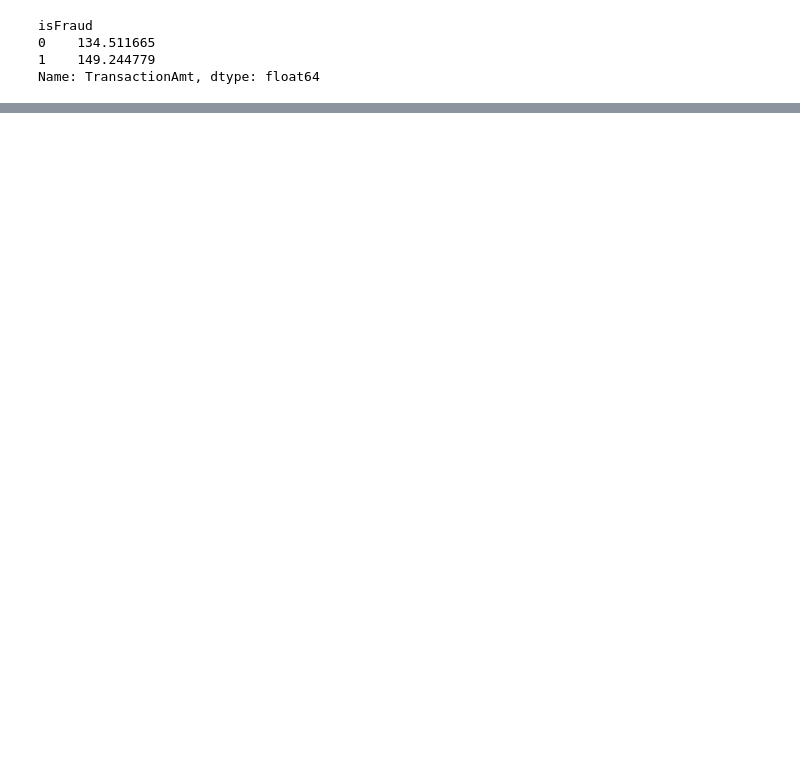
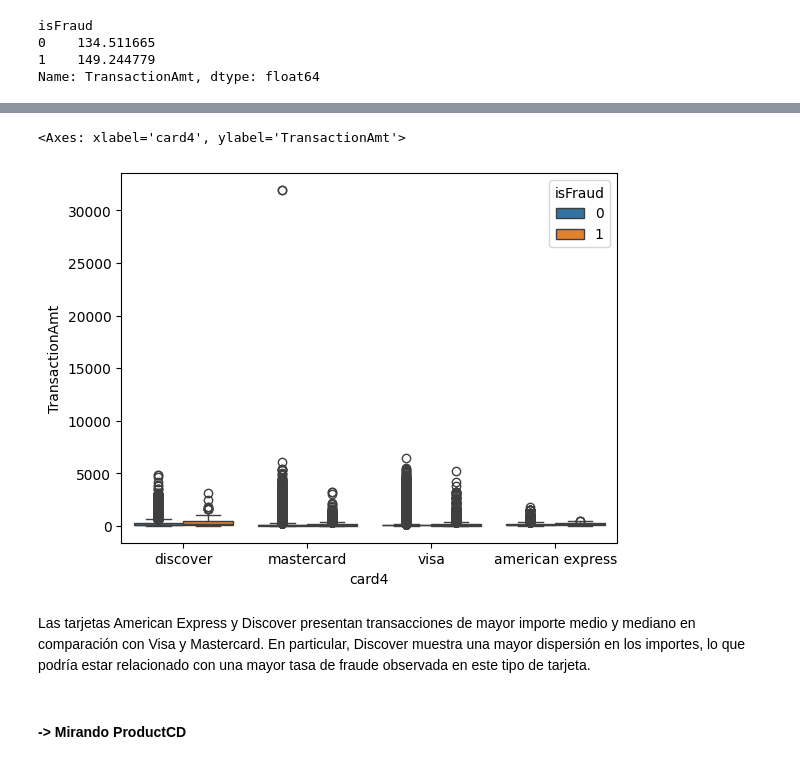
Before and after one commit to MonicaFernandezM/fraud_detection, a Jupyter notebook: 01_eda.ipynb, the cells around one changed output, grey strips where cells are left out. Saved outputs shown, nothing was run; the diff lists cells and outputs as text; code cells hidden in the pictures; blank space fills up the shorter version.

```diff
--- a/01_eda.ipynb
+++ b/01_eda.ipynb
@@ -62,0 +170,9 @@ Name: TransactionAmt, dtype: float64
+# %%
+sns.boxplot(x="card4", y="TransactionAmt", hue="isFraud", data=df_transaction)
+# %% [output]
+<Axes: xlabel='card4', ylabel='TransactionAmt'>
+[figure, added]
+# %% [markdown]
+Las tarjetas American Express y Discover presentan transacciones de mayor importe medio y mediano en comparación con Visa y Mastercard. En particular, Discover muestra una mayor dispersión en los importes, lo que podría estar relacionado con una mayor tasa de fraude observada en este tipo de tarjeta.
+# %% [markdown]
+#### -> Mirando ProductCD
```
Also changed, not shown: parts of 49 cells of this notebook, 1 other file.
